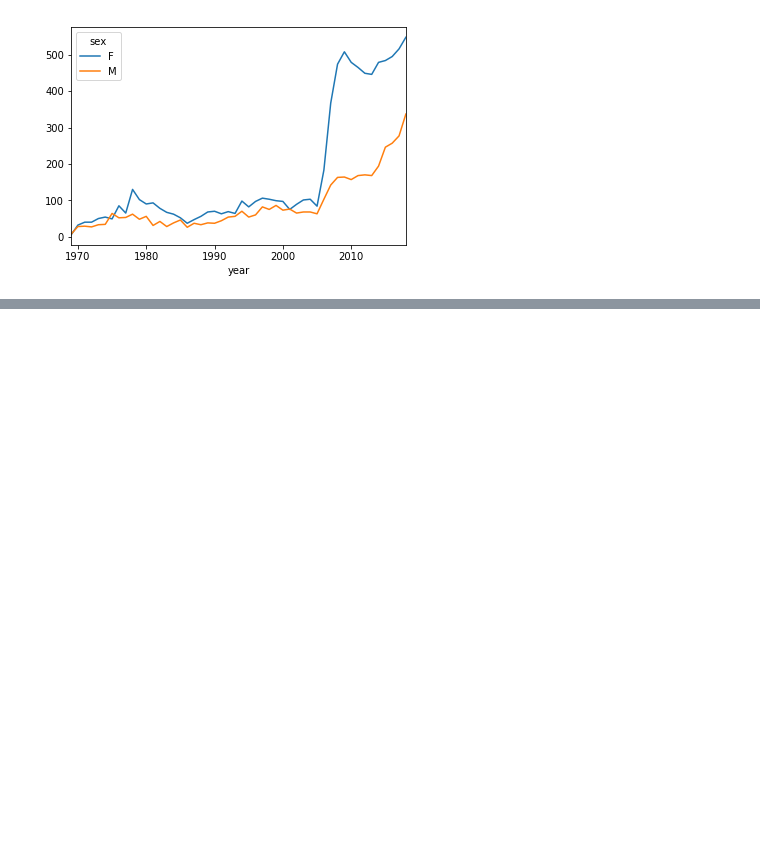
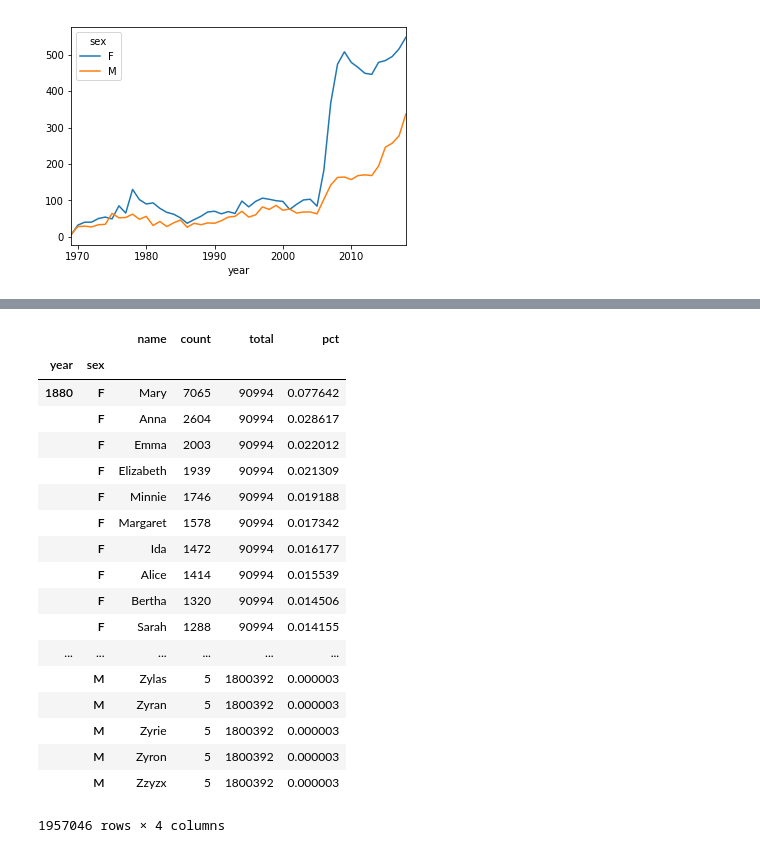
Before and after one commit to drewlevitt/baby_names, a Jupyter notebook: notebooks/baby_names.ipynb, the cells around one changed output, grey strips where cells are left out. Cells and saved outputs as stored; diff of their text form; code cells hidden in the pictures; blank space fills up the shorter version.

```diff
--- a/notebooks/baby_names.ipynb
+++ b/notebooks/baby_names.ipynb
@@ -54,0 +81,26 @@ df[df.name == 'Shiloh'].pivot('year', 'sex', 'count').plot.line()
+# %%
+# Set a meaningful index and join annual totals, calculate percent
+df_idx = df.set_index(['year', 'sex'])
+df_idx = df_idx.join(totals)
+df_idx['pct'] = df_idx['count'] / df_idx['total']
+df_idx
+# %% [output]
+|  |  | name | count | total | pct |
+| year | sex |  |  |  |  |
+| 1880 | F | Mary | 7065 | 90994 | 0.077642 |
+|  | F | Anna | 2604 | 90994 | 0.028617 |
+|  | F | Emma | 2003 | 90994 | 0.022012 |
+|  | F | Elizabeth | 1939 | 90994 | 0.021309 |
+|  | F | Minnie | 1746 | 90994 | 0.019188 |
+|  | F | Margaret | 1578 | 90994 | 0.017342 |
+|  | F | Ida | 1472 | 90994 | 0.016177 |
+|  | F | Alice | 1414 | 90994 | 0.015539 |
+|  | F | Bertha | 1320 | 90994 | 0.014506 |
+|  | F | Sarah | 1288 | 90994 | 0.014155 |
+| ... | ... | ... | ... | ... | ... |
+|  | M | Zylas | 5 | 1800392 | 0.000003 |
+|  | M | Zyran | 5 | 1800392 | 0.000003 |
+|  | M | Zyrie | 5 | 1800392 | 0.000003 |
+|  | M | Zyron | 5 | 1800392 | 0.000003 |
+|  | M | Zzyzx | 5 | 1800392 | 0.000003 |
+1957046 rows × 4 columns
```
Also changed, not shown: parts of 7 cells of this notebook.
